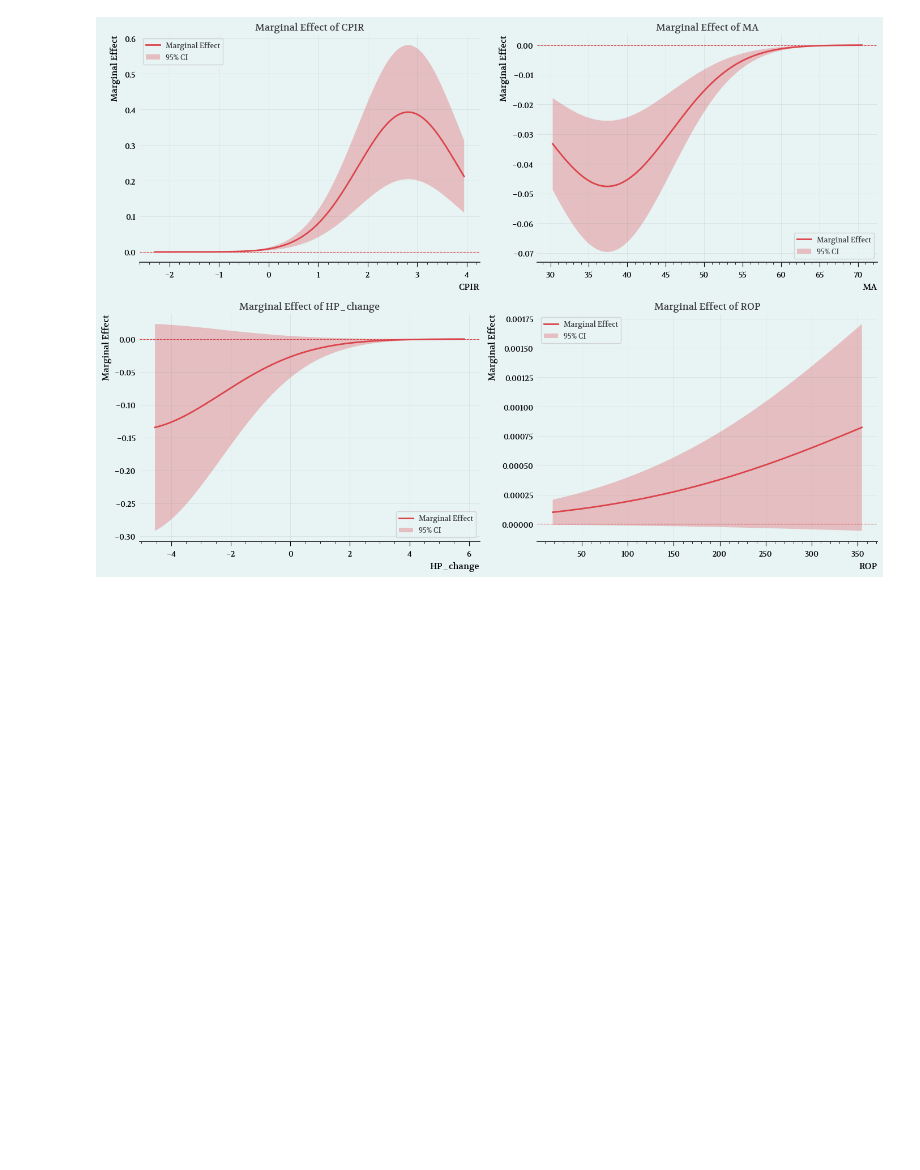
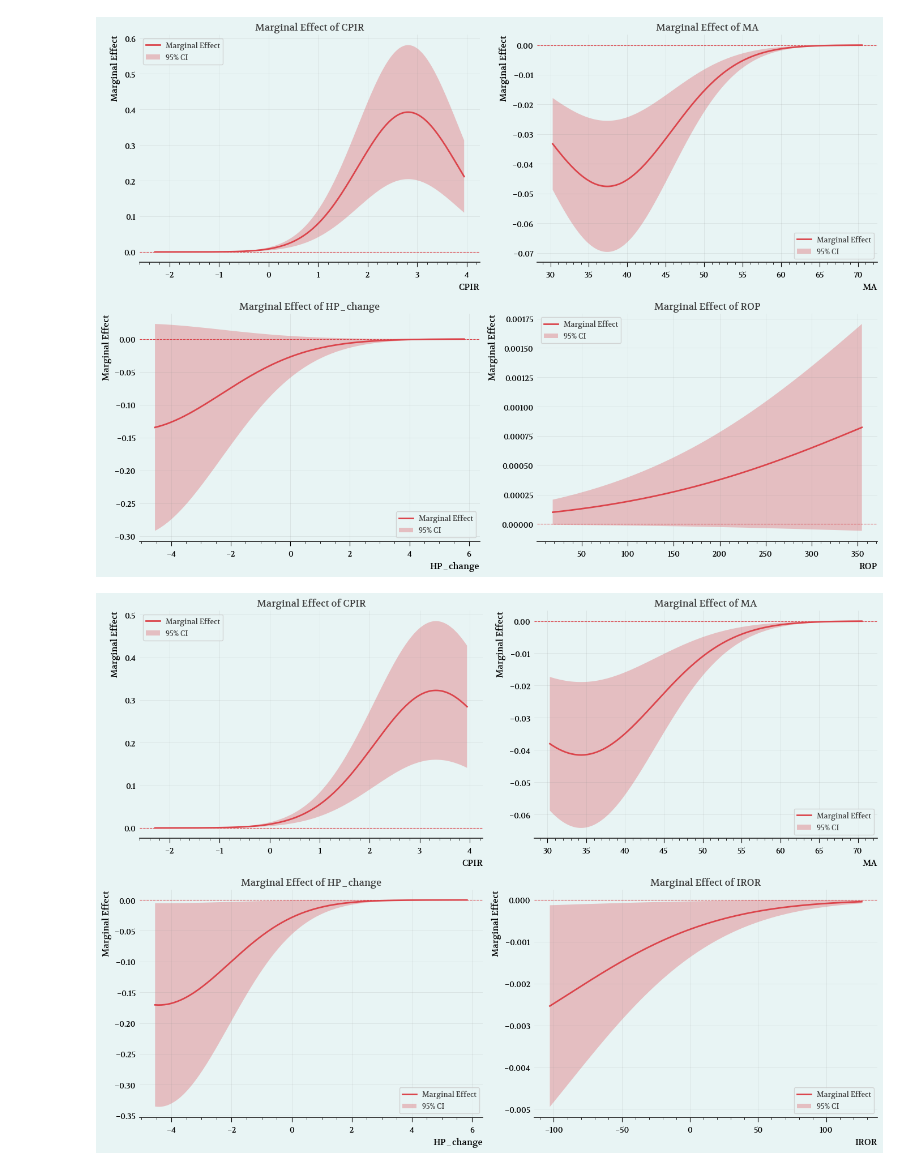
Before and after one commit to ignaciomacan/project3, a Jupyter notebook: josh_section3.ipynb, the cells around one changed output. Cells and saved outputs as stored; diff of their text form; code cells hidden in the pictures; blank space fills up the shorter version.

```diff
--- a/josh_section3.ipynb
+++ b/josh_section3.ipynb
@@ -38,7 +15,6 @@ ROP
 df = pd.read_csv('data/master_quarterly.csv')
 df = df.rename(columns={'Unnamed: 0': 'Date'})
 df = df.set_index('Date')
-df['ROP'] = ROP['ROP']
 df['CGDP_change'] = df['CGDP'].diff()
 df[['CGDP', 'CGDP_change']].head(10)
 df['HP_change'] = df['HP'].diff()
@@ -543,3 +519,60 @@ plt.tight_layout()
 plt.show()
 # %% [output]
 [figure]
+# %%
+variables = ['CPIR', 'MA', 'HP_change', 'IROR']
+
+fig, axes = plt.subplots(2, 2, figsize=(14, 10))
+axes = axes.flatten()
+
+for idx, var in enumerate(variables):
+    var_range = np.linspace(df[var].min(), df[var].max(), 200)
+
+    marginal_effects = []
+    ci_lower_list = []
+    ci_upper_list = []
+
+    var_idx = list(model3.model.exog_names).index(var)
+    coef = model3.params.iloc[var_idx]
+
+    for val in var_range:
+        X_row = []
+        X_row.append(1)
+        for col in model3.model.exog_names[1:]:
+            if col == var:
+                X_row.append(val)
+            else:
+                X_row.append(df[col].mean())
+
+        X_row = np.array(X_row)
+        fitted = np.dot(X_row, model3.params.values)
+        pdf_val = norm.pdf(fitted)
+
+        me = coef * pdf_val
+        marginal_effects.append(me)
+
+        vcov = model3.cov_params()
+        se = np.sqrt(vcov.iloc[var_idx, var_idx]) * pdf_val
+        ci_lower_list.append(me - 1.96 * se)
+        ci_upper_list.append(me + 1.96 * se)
+
+    marginal_effects = np.array(marginal_effects)
+    ci_lower = np.array(ci_lower_list)
+    ci_upper = np.array(ci_upper_list)
+
+    axes[idx].plot(var_range, marginal_effects,
+                   linewidth=2, label='Marginal Effect')
+    axes[idx].fill_between(var_range, ci_lower, ci_upper,
+                           alpha=0.3, label='95% CI')
+    axes[idx].axhline(y=0, linestyle='--', linewidth=0.8)
+    axes[idx].set_xlabel(var, fontsize=11)
+    axes[idx].set_ylabel('Marginal Effect', fontsize=11)
+    axes[idx].set_title(f'Marginal Effect of {var}', fontsize=12,
+                       fontweight='bold')
+    axes[idx].legend(fontsize=9)
+    axes[idx].grid(True, alpha=0.3)
+
+plt.tight_layout()
+plt.show()
+# %% [output]
+[figure, added]
```
Also changed, not shown: parts of 7 cells of this notebook.
